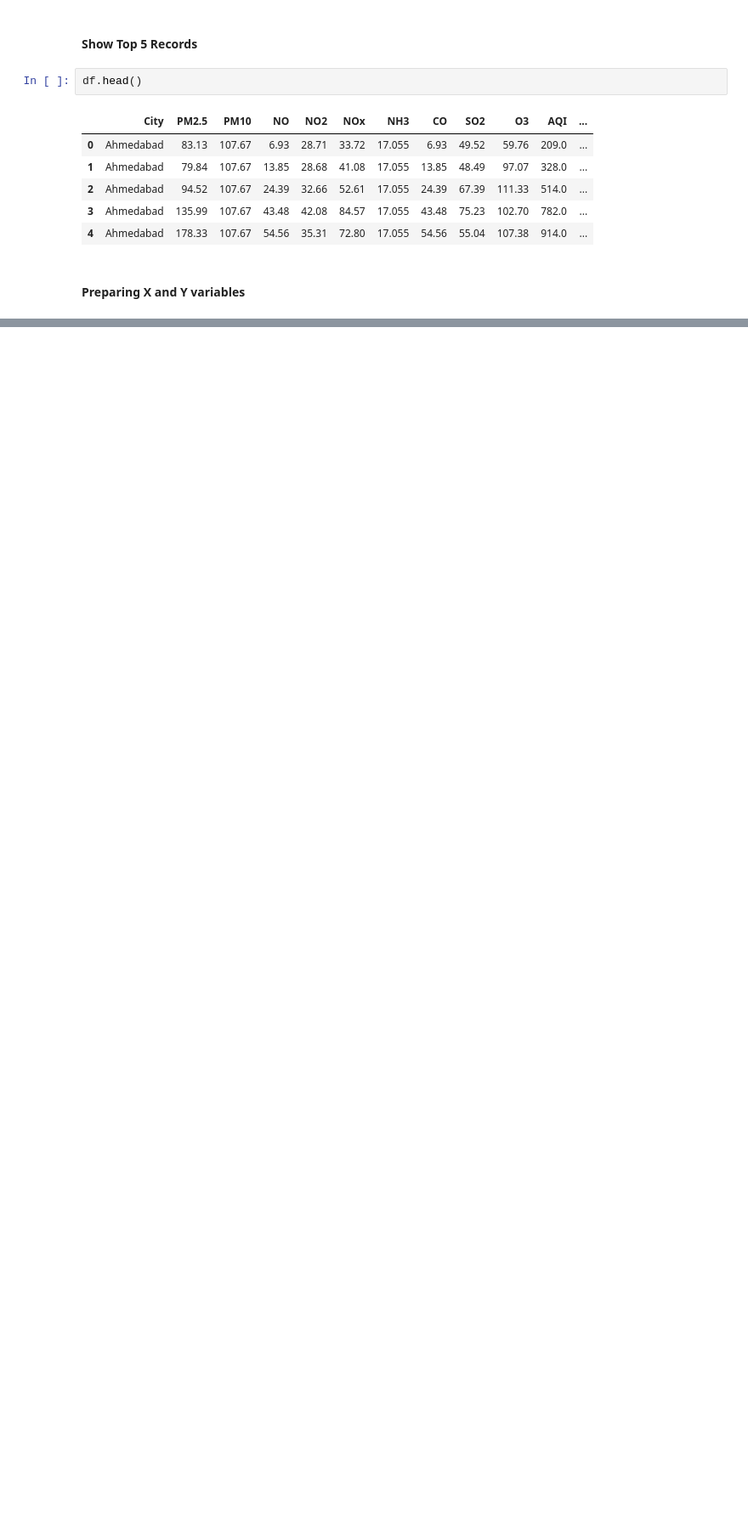
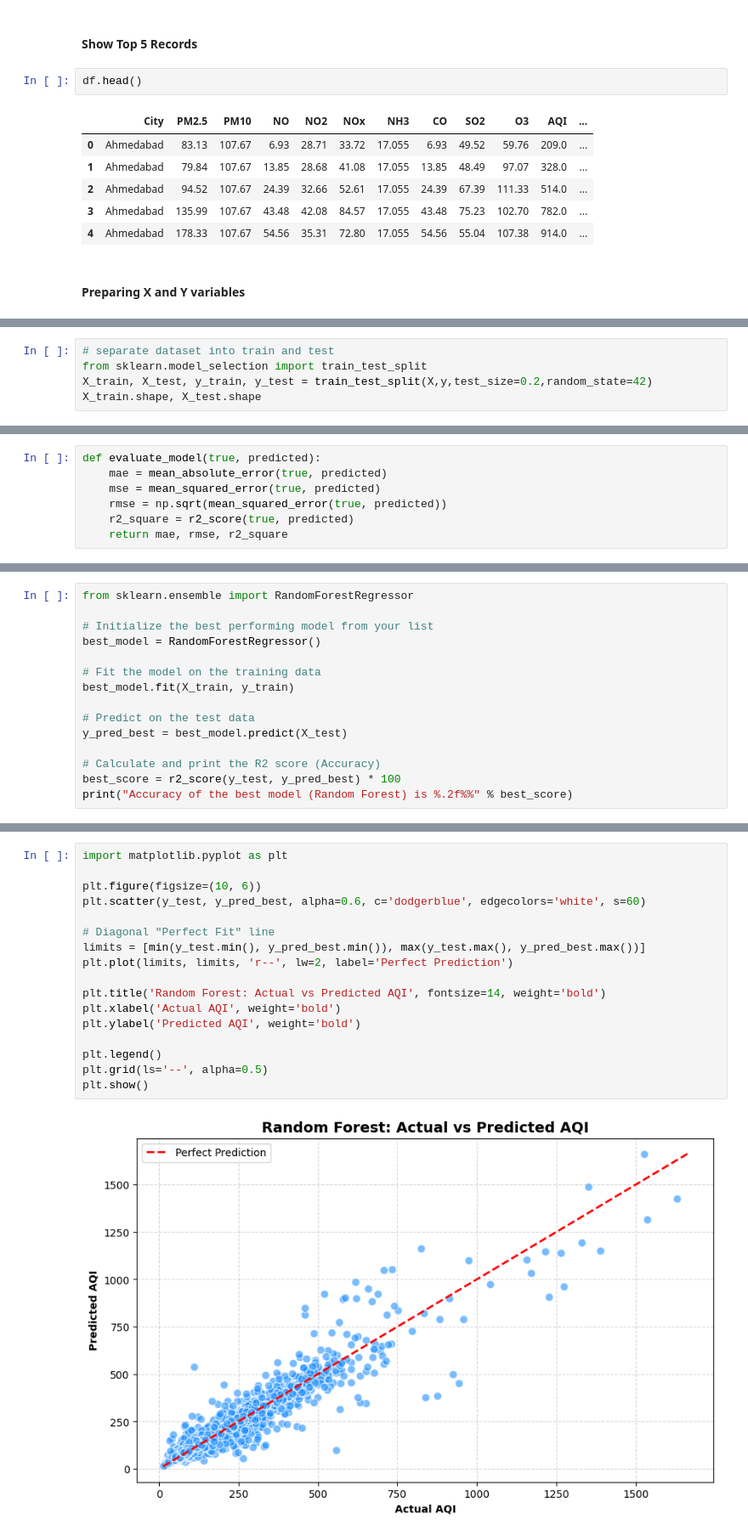
Before and after one commit to Suryajazz544/aqi-forecasting-system, a Jupyter notebook: notebooks/2_ML_Model_Training.ipynb, the cells around one changed output, grey strips where cells are left out. Shown at 85% size. Drawn from its saved outputs; the diff is of its cells as text; blank space fills up the shorter version.

```diff
--- a/notebooks/2_ML_Model_Training.ipynb
+++ b/notebooks/2_ML_Model_Training.ipynb
@@ -43,0 +115,5 @@ df.head()
+# %%
+# separate dataset into train and test
+from sklearn.model_selection import train_test_split
+X_train, X_test, y_train, y_test = train_test_split(X,y,test_size=0.2,random_state=42)
+X_train.shape, X_test.shape
@@ -43,0 +124,7 @@ df.head()
+# %%
+def evaluate_model(true, predicted):
+    mae = mean_absolute_error(true, predicted)
+    mse = mean_squared_error(true, predicted)
+    rmse = np.sqrt(mean_squared_error(true, predicted))
+    r2_square = r2_score(true, predicted)
+    return mae, rmse, r2_square
@@ -43,0 +211,15 @@ df.head()
+# %%
+from sklearn.ensemble import RandomForestRegressor
+
+# Initialize the best performing model from your list
+best_model = RandomForestRegressor()
+
+# Fit the model on the training data
+best_model.fit(X_train, y_train)
+
+# Predict on the test data
+y_pred_best = best_model.predict(X_test)
+
+# Calculate and print the R2 score (Accuracy)
+best_score = r2_score(y_test, y_pred_best) * 100
+print("Accuracy of the best model (Random Forest) is %.2f%%" % best_score)
@@ -43,0 +230,19 @@ df.head()
+# %%
+import matplotlib.pyplot as plt
+
+plt.figure(figsize=(10, 6))
+plt.scatter(y_test, y_pred_best, alpha=0.6, c='dodgerblue', edgecolors='white', s=60)
+
+# Diagonal "Perfect Fit" line
+limits = [min(y_test.min(), y_pred_best.min()), max(y_test.max(), y_pred_best.max())]
+plt.plot(limits, limits, 'r--', lw=2, label='Perfect Prediction')
+
+plt.title('Random Forest: Actual vs Predicted AQI', fontsize=14, weight='bold')
+plt.xlabel('Actual AQI', weight='bold')
+plt.ylabel('Predicted AQI', weight='bold')
+
+plt.legend()
+plt.grid(ls='--', alpha=0.5)
+plt.show()
+# %% [output]
+[figure, added]
```
Also changed, not shown: parts of 19 cells of this notebook, 4 other files.
